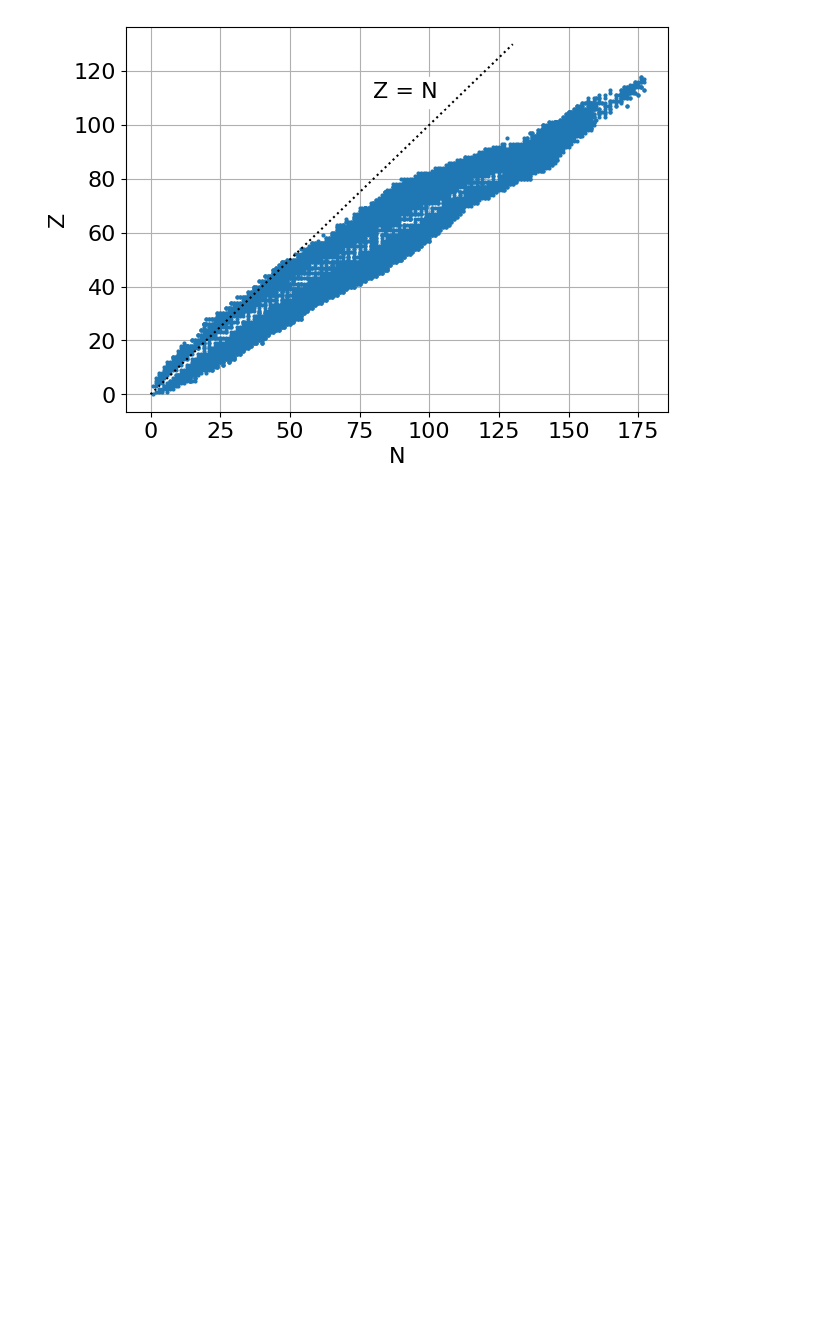
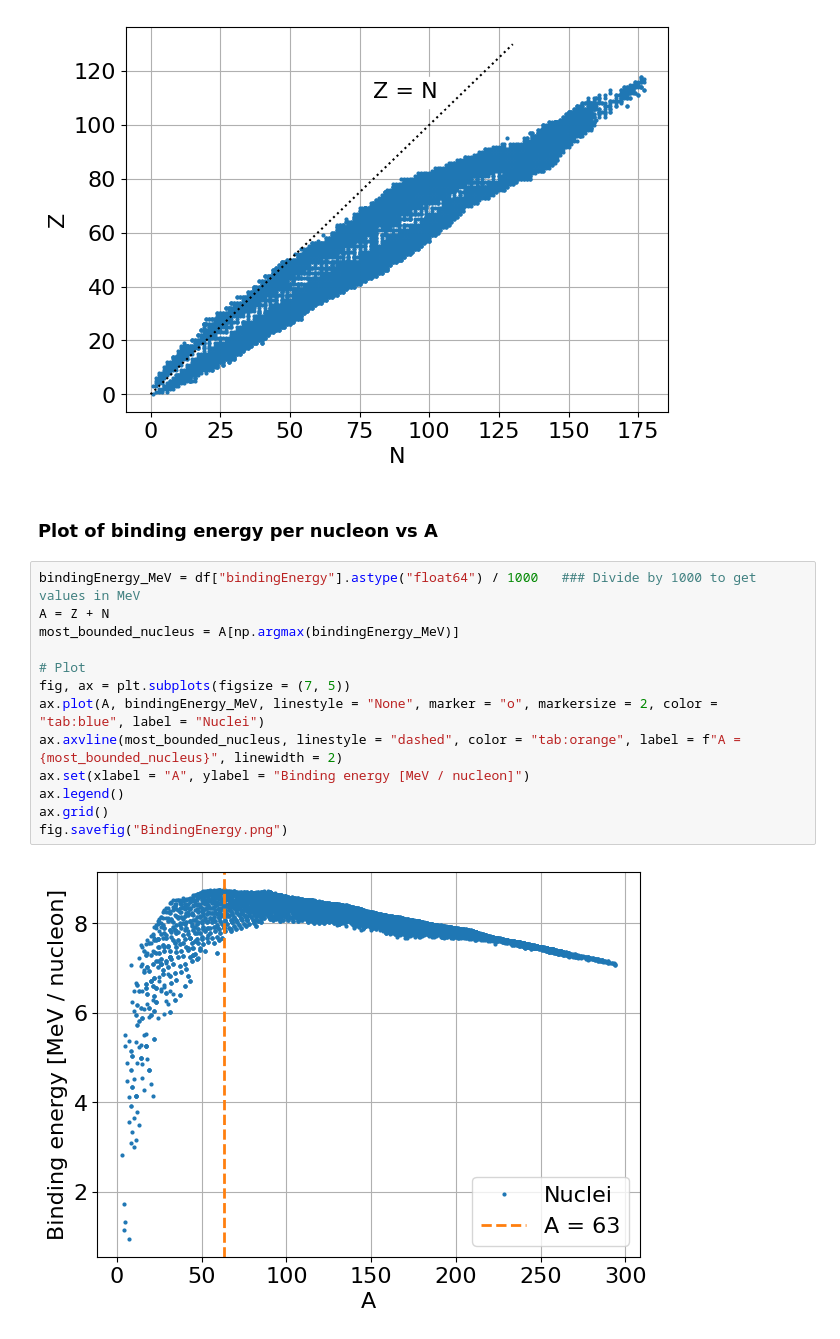
Before and after one commit to cerasole/EnvironmentalRadioactivity, a Jupyter notebook: Notebooks/Nuclei.ipynb, the cells around one changed output. Saved outputs shown, nothing was run; the diff lists cells and outputs as text; blank space fills up the shorter version.

```diff
--- a/Notebooks/Nuclei.ipynb
+++ b/Notebooks/Nuclei.ipynb
@@ -77,3 +97,20 @@ ax.grid()
 fig.savefig("Nuclei.png")  ### Save the plot into a png file
 # %% [output]
 [figure]
+# %% [markdown]
+### Plot of binding energy per nucleon vs A
+# %%
+bindingEnergy_MeV = df["bindingEnergy"].astype("float64") / 1000   ### Divide by 1000 to get values in MeV
+A = Z + N
+most_bounded_nucleus = A[np.argmax(bindingEnergy_MeV)]
+
+# Plot
+fig, ax = plt.subplots(figsize = (7, 5))
+ax.plot(A, bindingEnergy_MeV, linestyle = "None", marker = "o", markersize = 2, color = "tab:blue", label = "Nuclei")
+ax.axvline(most_bounded_nucleus, linestyle = "dashed", color = "tab:orange", label = f"A = {most_bounded_nucleus}", linewidth = 2)
+ax.set(xlabel = "A", ylabel = "Binding energy [MeV / nucleon]")
+ax.legend()
+ax.grid()
+fig.savefig("BindingEnergy.png")
+# %% [output]
+[figure, added]
```
Also changed, not shown: parts of 3 cells of this notebook.
